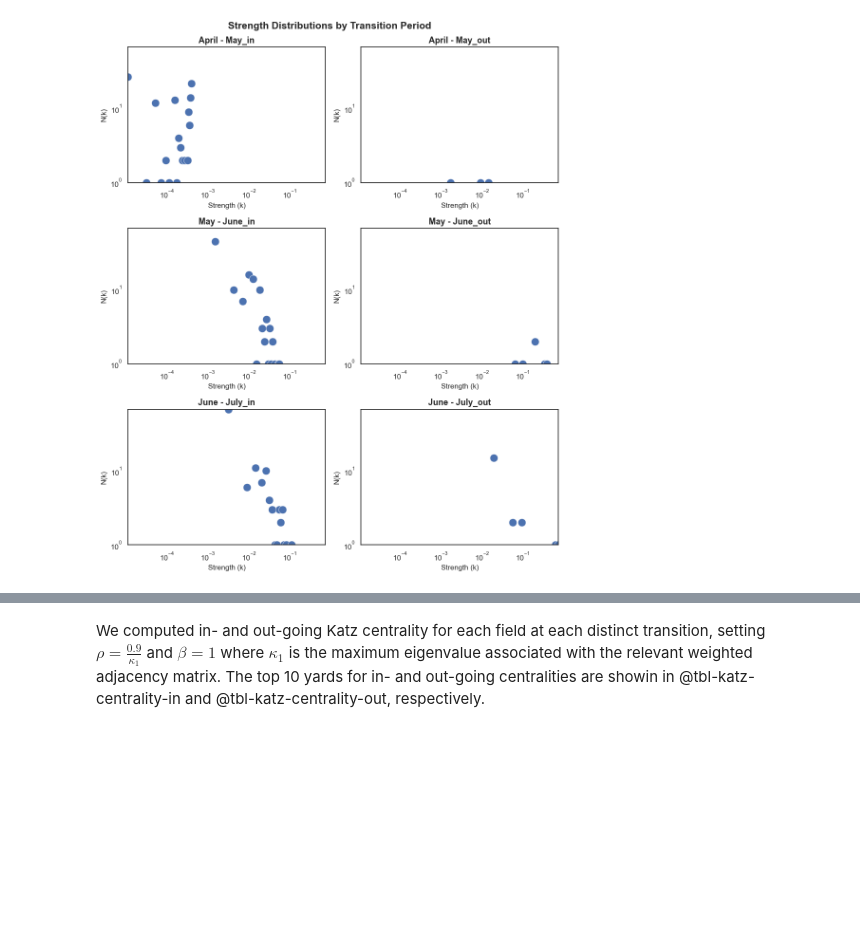
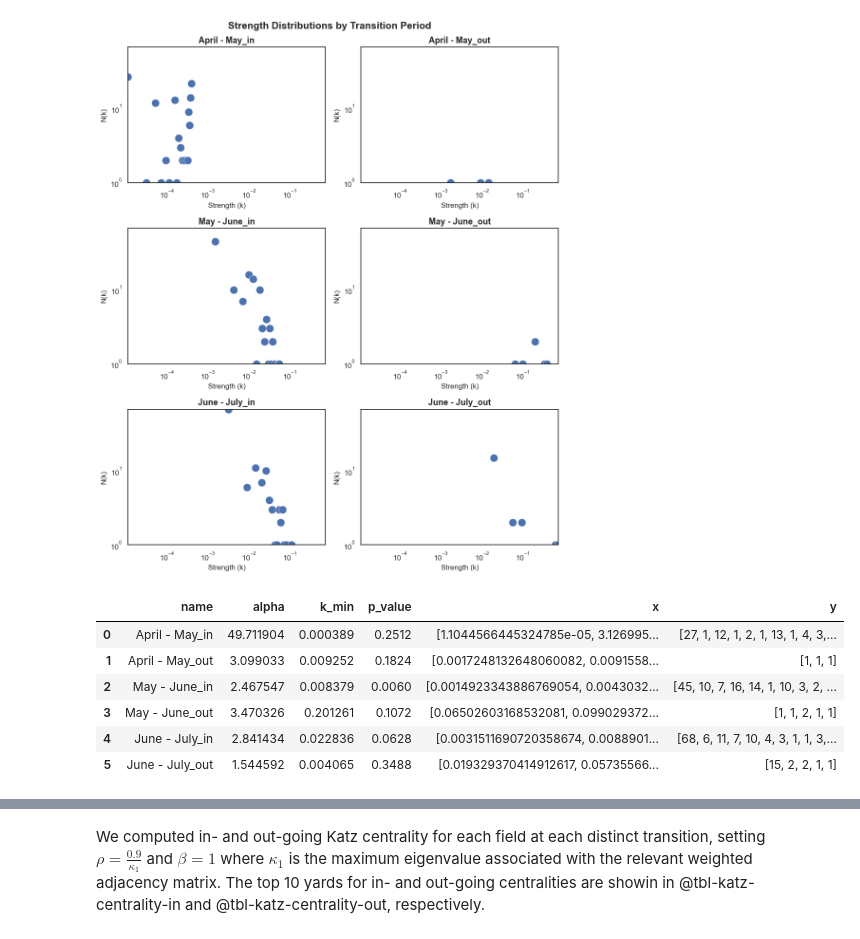
Before and after one commit to hawktre/CS_546_FinalProject, a Jupyter notebook: notebooks/4-network-analysis-finalproject.ipynb, the cells around one changed output, grey strips where cells are left out. Saved outputs shown, nothing was run; the diff lists cells and outputs as text; code cells hidden in the pictures; blank space fills up the shorter version.

```diff
--- a/notebooks/4-network-analysis-finalproject.ipynb
+++ b/notebooks/4-network-analysis-finalproject.ipynb
@@ -362,6 +363,16 @@ plt.tight_layout()
 plt.show()
 # %% [output]
 [figure]
+# %%
+deg_distributions_df.head(6)
+# %% [output]
+|  | name | alpha | k_min | p_value | x | y |
+| 0 | April - May_in | 49.711904 | 0.000389 | 0.2512 | [1.1044566445324785e-05, 3.126995... | [27, 1, 12, 1, 2, 1, 13, 1, 4, 3,... |
+| 1 | April - May_out | 3.099033 | 0.009252 | 0.1824 | [0.0017248132648060082, 0.0091558... | [1, 1, 1] |
+| 2 | May - June_in | 2.467547 | 0.008379 | 0.0060 | [0.0014923343886769054, 0.0043032... | [45, 10, 7, 16, 14, 1, 10, 3, 2, ... |
+| 3 | May - June_out | 3.470326 | 0.201261 | 0.1072 | [0.06502603168532081, 0.099029372... | [1, 1, 2, 1, 1] |
+| 4 | June - July_in | 2.841434 | 0.022836 | 0.0628 | [0.0031511690720358674, 0.0088901... | [68, 6, 11, 7, 10, 4, 3, 1, 1, 3,... |
+| 5 | June - July_out | 1.544592 | 0.004065 | 0.3488 | [0.019329370414912617, 0.05735566... | [15, 2, 2, 1, 1] |
 # %%
 #| label: tbl-power-law-params
 #| tbl-cap: "Power law fit parameters for strength distributions."
```
Also changed, not shown: parts of 6 cells of this notebook.
